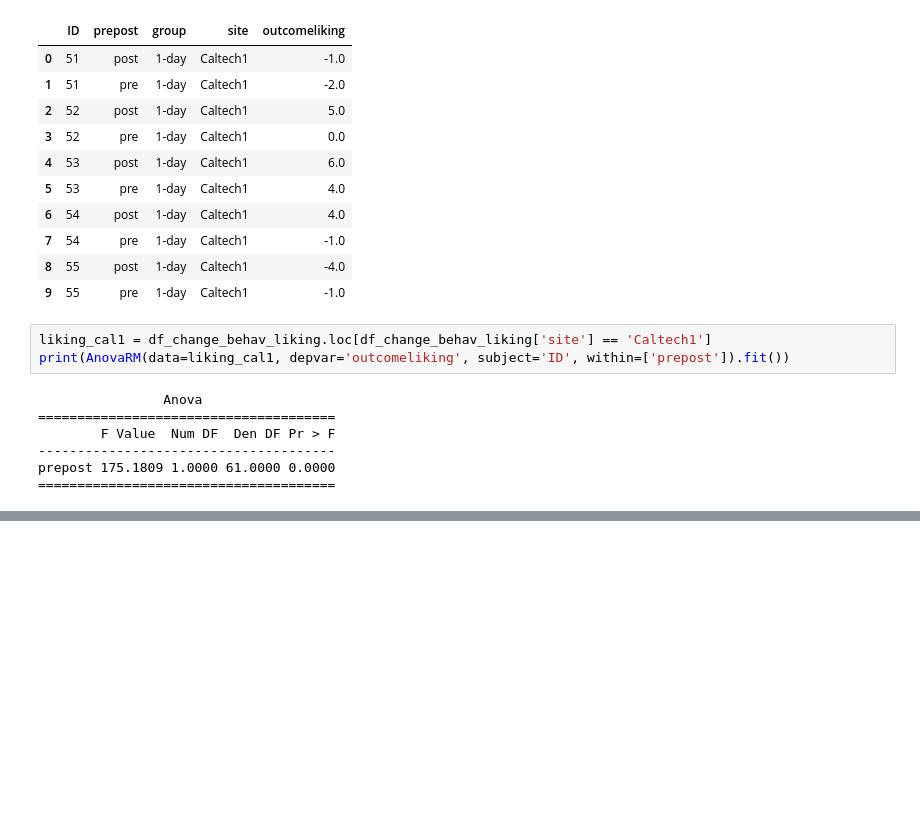
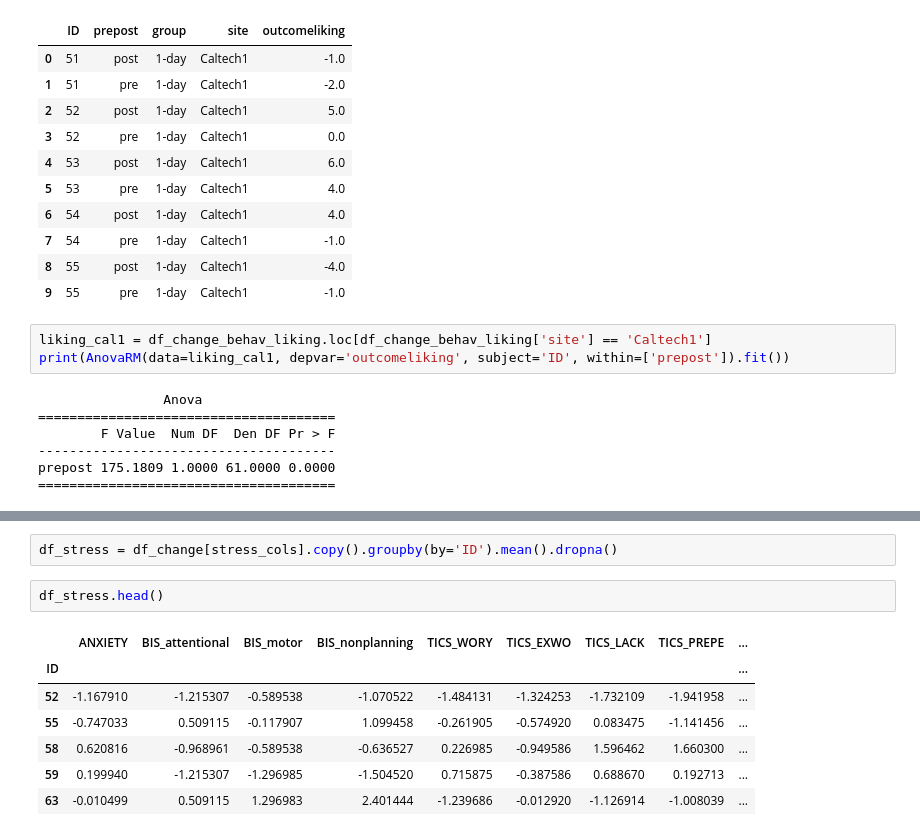
Before and after one commit to 2020201079/brsm-project, a Jupyter notebook: BRSM_Project.ipynb, the cells around one changed output, grey strips where cells are left out. Drawn from its saved outputs; the diff is of its cells as text; blank space fills up the shorter version.

```diff
--- a/BRSM_Project.ipynb
+++ b/BRSM_Project.ipynb
@@ -219,0 +237,12 @@ prepost 175.1809 1.0000 61.0000 0.0000
+# %%
+df_stress = df_change[stress_cols].copy().groupby(by='ID').mean().dropna()
+# %%
+df_stress.head()
+# %% [output]
+|  | ANXIETY | BIS_attentional | BIS_motor | BIS_nonplanning | TICS_WORY | TICS_EXWO | TICS_LACK | TICS_PREPE | ... |
+| ID |  |  |  |  |  |  |  |  | ... |
+| 52 | -1.167910 | -1.215307 | -0.589538 | -1.070522 | -1.484131 | -1.324253 | -1.732109 | -1.941958 | ... |
+| 55 | -0.747033 | 0.509115 | -0.117907 | 1.099458 | -0.261905 | -0.574920 | 0.083475 | -1.141456 | ... |
+| 58 | 0.620816 | -0.968961 | -0.589538 | -0.636527 | 0.226985 | -0.949586 | 1.596462 | 1.660300 | ... |
+| 59 | 0.199940 | -1.215307 | -1.296985 | -1.504520 | 0.715875 | -0.387586 | 0.688670 | 0.192713 | ... |
+| 63 | -0.010499 | 0.509115 | 1.296983 | 2.401444 | -1.239686 | -0.012920 | -1.126914 | -1.008039 | ... |
```
Also changed, not shown: parts of 14 cells of this notebook.
